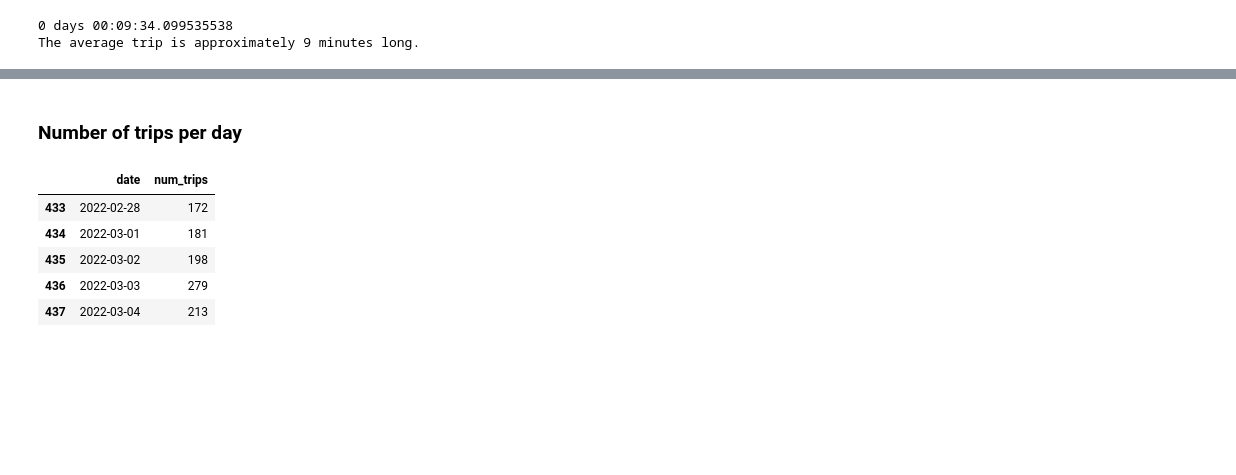
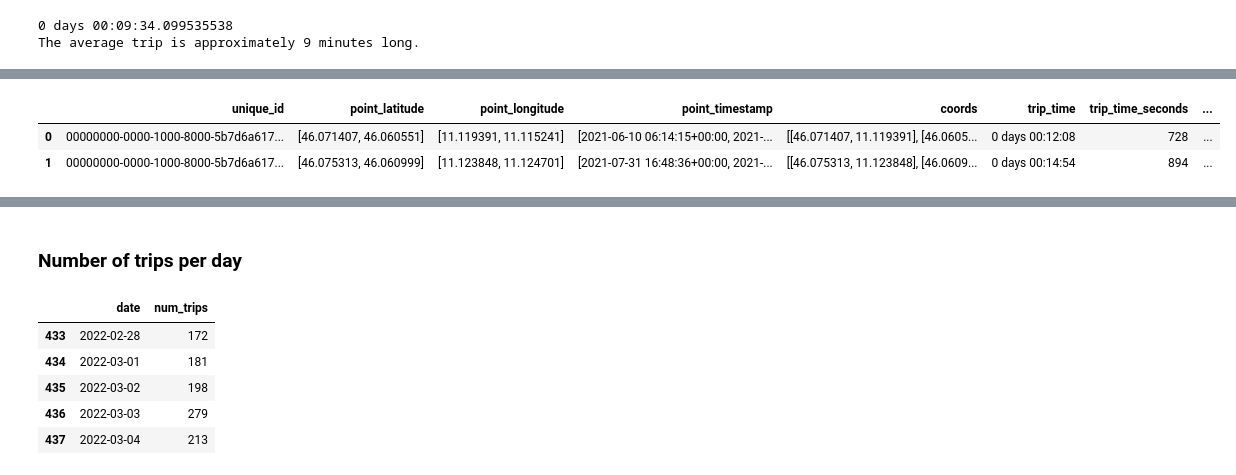
Before and after one commit to dclfbk/escooter_trento, a Jupyter notebook: code/ExploreTrips.ipynb, the cells around one changed output, grey strips where cells are left out. Saved outputs shown, nothing was run; the diff lists cells and outputs as text; code cells hidden in the pictures; blank space fills up the shorter version.

```diff
--- a/code/ExploreTrips.ipynb
+++ b/code/ExploreTrips.ipynb
@@ -125,0 +122,6 @@ The average trip is approximately 9 minutes long.
+# %%
+new_df.head(2)
+# %% [output]
+|  | unique_id | point_latitude | point_longitude | point_timestamp | coords | trip_time | trip_time_seconds | ... |
+| 0 | 00000000-0000-1000-8000-5b7d6a617... | [46.071407, 46.060551] | [11.119391, 11.115241] | [2021-06-10 06:14:15+00:00, 2021-... | [[46.071407, 11.119391], [46.0605... | 0 days 00:12:08 | 728 | ... |
+| 1 | 00000000-0000-1000-8000-5b7d6a617... | [46.075313, 46.060999] | [11.123848, 11.124701] | [2021-07-31 16:48:36+00:00, 2021-... | [[46.075313, 11.123848], [46.0609... | 0 days 00:14:54 | 894 | ... |
```
Also changed, not shown: parts of 24 cells of this notebook.
